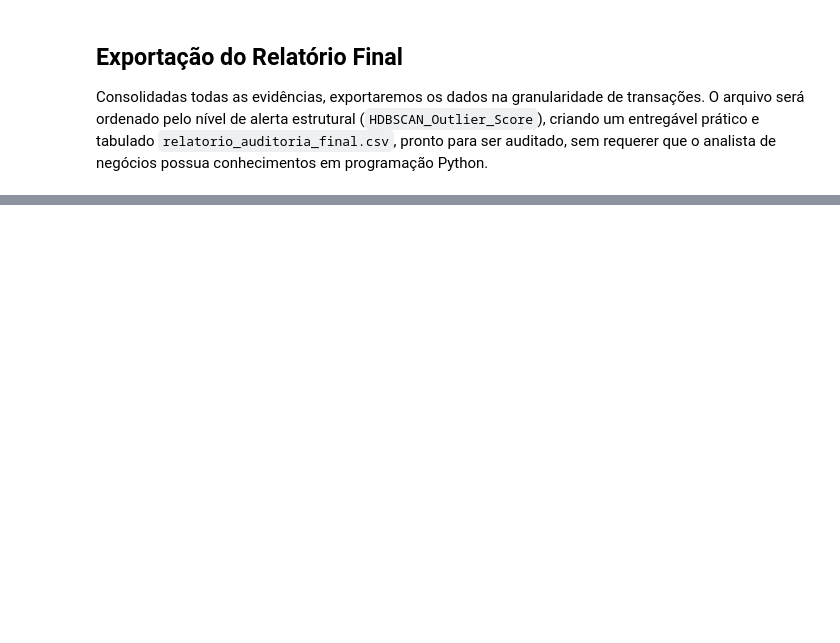
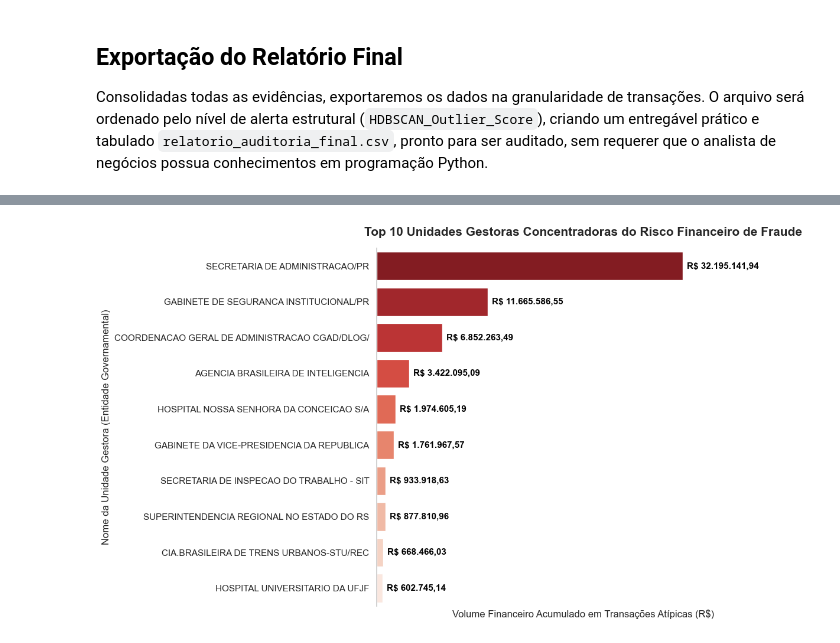
Before and after one commit to bituruna/cpgf-anomaly-detection-md, a Jupyter notebook: src/03_pos_processamento.ipynb, the cells around one changed output, grey strips where cells are left out. Cells and saved outputs as stored; diff of their text form; code cells hidden in the pictures; blank space fills up the shorter version.

```diff
--- a/src/03_pos_processamento.ipynb
+++ b/src/03_pos_processamento.ipynb
@@ -174,0 +338,60 @@ print(f"Total de transações para auditoria processadas: {df_exportacao.shape[0
+# %%
+# 5.3 Geração do Gráfico de Negócio por Macro-entidade (Unidade Gestora)
+
+if not df_investigacao.empty and 'VALOR TRANSAÇÃO' in df_investigacao.columns:
+    if df_investigacao['VALOR TRANSAÇÃO'].dtype == 'O':
+        df_investigacao['VALOR TRANSAÇÃO'] = df_investigacao['VALOR TRANSAÇÃO'].astype(str).str.replace(',', '.').astype(float)
+
+    # Agrupando as transações apenas dos CPFs flagrados em nosso cruzamento alvo
+    agrupamento_ug = df_investigacao.groupby('NOME UNIDADE GESTORA')['VALOR TRANSAÇÃO'].sum().reset_index()
+
+    # Selecionar o Top 10 com maior peso financeiro global da Anomalia
+    top_10_ug = agrupamento_ug.sort_values(by='VALOR TRANSAÇÃO', ascending=False).head(10)
+
+    plt.figure(figsize=(12, 7))
+    barplot = sns.barplot(
+        data=top_10_ug,
+        x='VALOR TRANSAÇÃO',
+        y='NOME UNIDADE GESTORA',
+        palette='Reds_r' # Paleta semântica apontando ao extremo risco no topo
+    )
+
+    plt.title('Top 10 Unidades Gestoras Concentradoras do Risco Financeiro de Fraude', fontsize=15, fontweight='bold', pad=15)
+    plt.xlabel('Volume Financeiro Acumulado em Transações Atípicas (R$)', fontsize=12)
+    plt.ylabel('Nome da Unidade Gestora (Entidade Governamental)', fontsize=12)
+
+    # Iterar pelas representações visuais (barras) para plotar dinamicamente os rótulos detalhados de dados
+    for p in barplot.patches:
+        # Obter largura equivalente ao Valor Financeiro daquela barra
+        valor_barra = p.get_width()
+
+        # Formatando o número para máscara brasileira de Reais (ex: 2.500.000,00)
+        texto_valor = f"R$ {valor_barra:,.2f}".replace(',', 'X').replace('.', ',').replace('X', '.')
+
+        # Inscrevendo o texto precisamente além da margem direita da barra horizontal
+        plt.annotate(
+            texto_valor,
+            (valor_barra, p.get_y() + p.get_height() / 2.),
+            ha='left',
+            va='center',
+            xytext=(5, 0), # 5 pontos de pad na direita da barra
+            textcoords='offset points',
+            fontsize=11,
+            fontweight='bold',
+            color='black'
+        )
+
+    # Criando espaço vital à direita para os painéis de texto de formatação não fugirem da tela
+    plt.xlim(0, top_10_ug['VALOR TRANSAÇÃO'].max() * 1.35)
+
+    ax = plt.gca()
+    # Limpeza cosmética removendo o eixo x base para deixar apenas os rótulos liderarem os dados
+    ax.set_xticks([])
+    sns.despine(bottom=True) # Removendo a linha pesada de sustentação inferior
+
+    plt.tight_layout()
+    plt.show()
+else:
+    print("Não há referencial contábil 'VALOR TRANSAÇÃO' robusto para desenhar o Gráfico Barplot.")
+# %% [output]
+[figure, added]
```
Also changed, not shown: parts of 12 cells of this notebook.
